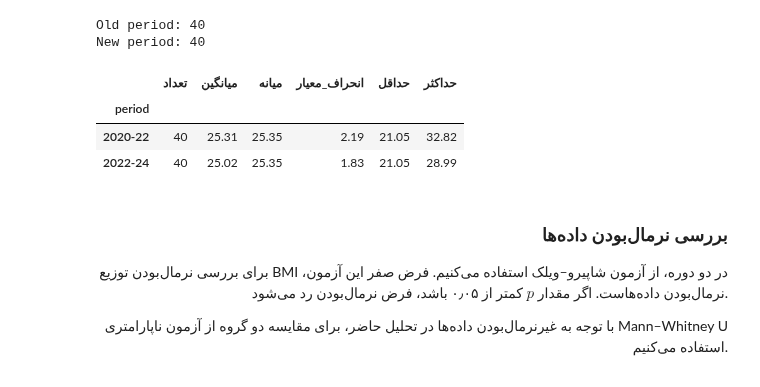
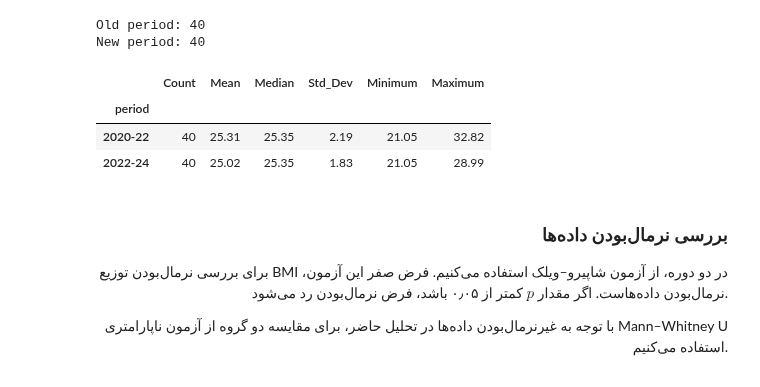
Before and after one commit to bahramzarean/QBC-Group3-EDA-NBA-Analysis, a Jupyter notebook: NBA/NBA_EDA.ipynb, the cells around one changed output. Saved outputs shown, nothing was run; the diff lists cells and outputs as text; code cells hidden in the pictures.

```diff
--- a/NBA/NBA_EDA.ipynb
+++ b/NBA/NBA_EDA.ipynb
@@ -485,18 +497,18 @@ Old period: 40
 New period: 40
 # %%
 comparison = bmi_df.groupby("period")["bmi"].agg(
-    تعداد="count",
-    میانگین="mean",
-    میانه="median",
-    انحراف_معیار="std",
-    حداقل="min",
-    حداکثر="max"
+    Count="count",
+    Mean="mean",
+    Median="median",
+    Std_Dev="std",
+    Minimum="min",
+    Maximum="max"
 ).round(2)
 
 comparison = comparison.reindex(["2020-22", "2022-24"])
 display(comparison)
 # %% [output]
-|  | تعداد | میانگین | میانه | انحراف_معیار | حداقل | حداکثر |
+|  | Count | Mean | Median | Std_Dev | Minimum | Maximum |
 | period |  |  |  |  |  |  |
 | 2020-22 | 40 | 25.31 | 25.35 | 2.19 | 21.05 | 32.82 |
 | 2022-24 | 40 | 25.02 | 25.35 | 1.83 | 21.05 | 28.99 |
```
Also changed, not shown: parts of 10 cells of this notebook.
